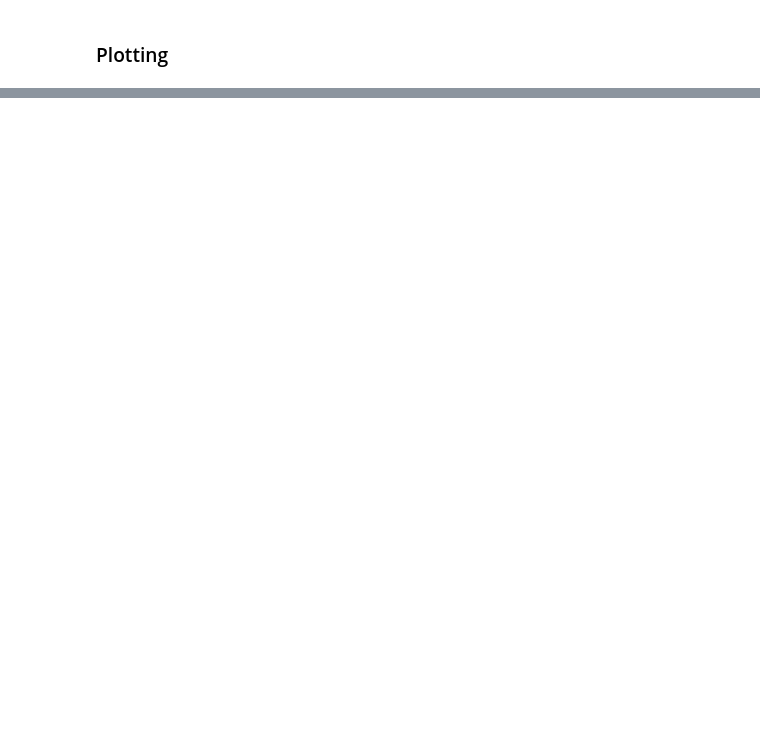
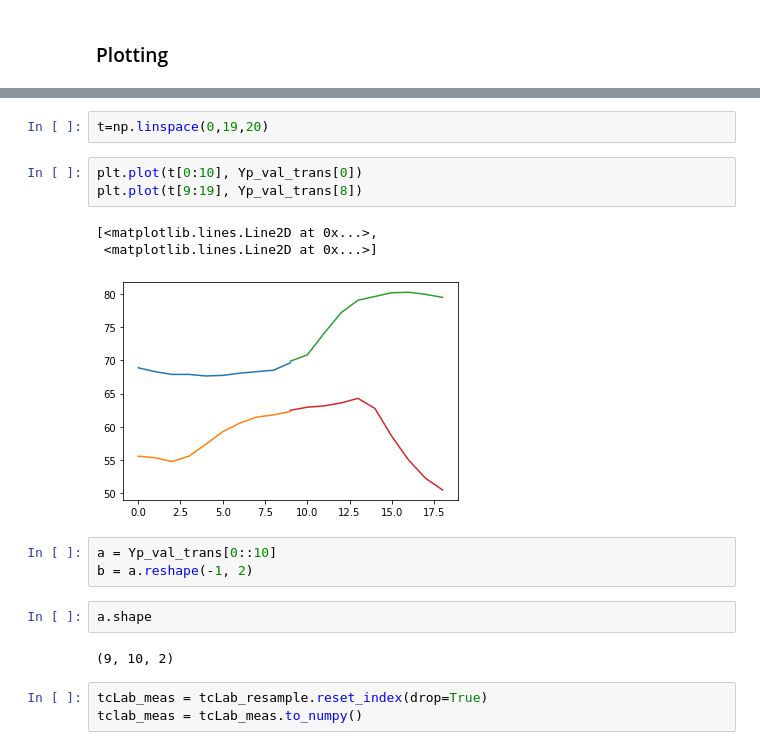
Before and after one commit to BYU-PRISM/Transformer_MPC, a Jupyter notebook: 02_Surrogate/TCLab/01_2_Down Sampling + Transformer_Training_FOPDT_Multistep_prediction.ipynb, the cells around one changed output, grey strips where cells are left out. Drawn from its saved outputs; the diff is of its cells as text; blank space fills up the shorter version.

```diff
--- a/02_Surrogate/TCLab/01_2_Down Sampling + Transformer_Training_FOPDT_Multistep_prediction.ipynb
+++ b/02_Surrogate/TCLab/01_2_Down Sampling + Transformer_Training_FOPDT_Multistep_prediction.ipynb
@@ -652,0 +678,19 @@ plt.legend()
+# %%
+t=np.linspace(0,19,20)
+# %%
+plt.plot(t[0:10], Yp_val_trans[0])
+plt.plot(t[9:19], Yp_val_trans[8])
+# %% [output]
+[<matplotlib.lines.Line2D at 0x...>,
+ <matplotlib.lines.Line2D at 0x...>]
+[figure, added]
+# %%
+a = Yp_val_trans[0::10]
+b = a.reshape(-1, 2)
+# %%
+a.shape
+# %% [output]
+(9, 10, 2)
+# %%
+tcLab_meas = tcLab_resample.reset_index(drop=True)
+tclab_meas = tcLab_meas.to_numpy()
```
Also changed, not shown: parts of 9 cells of this notebook, 1 other file.
